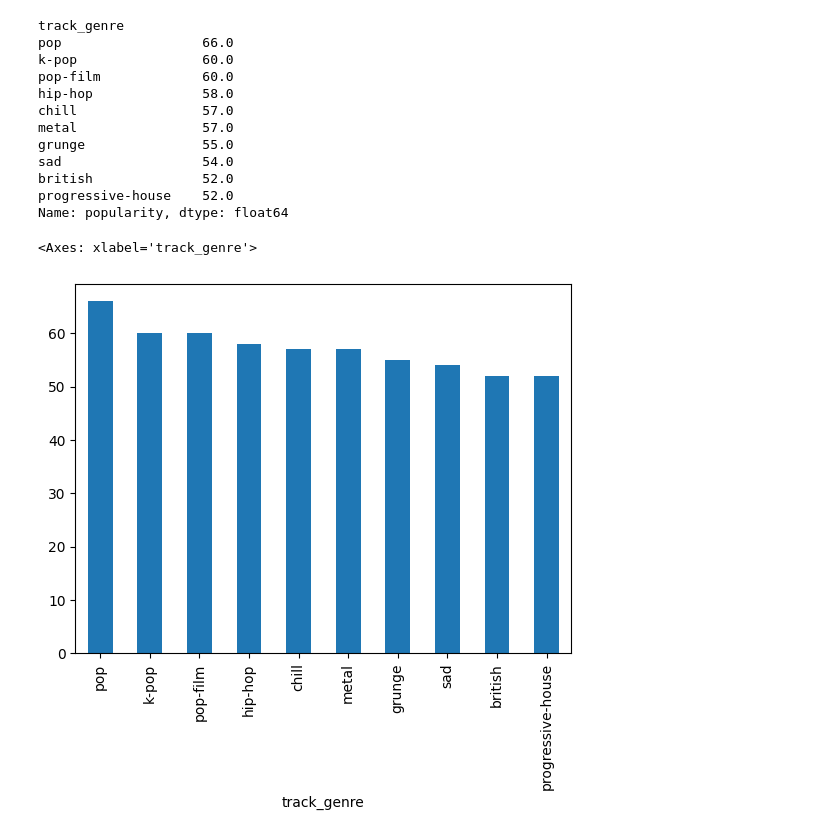
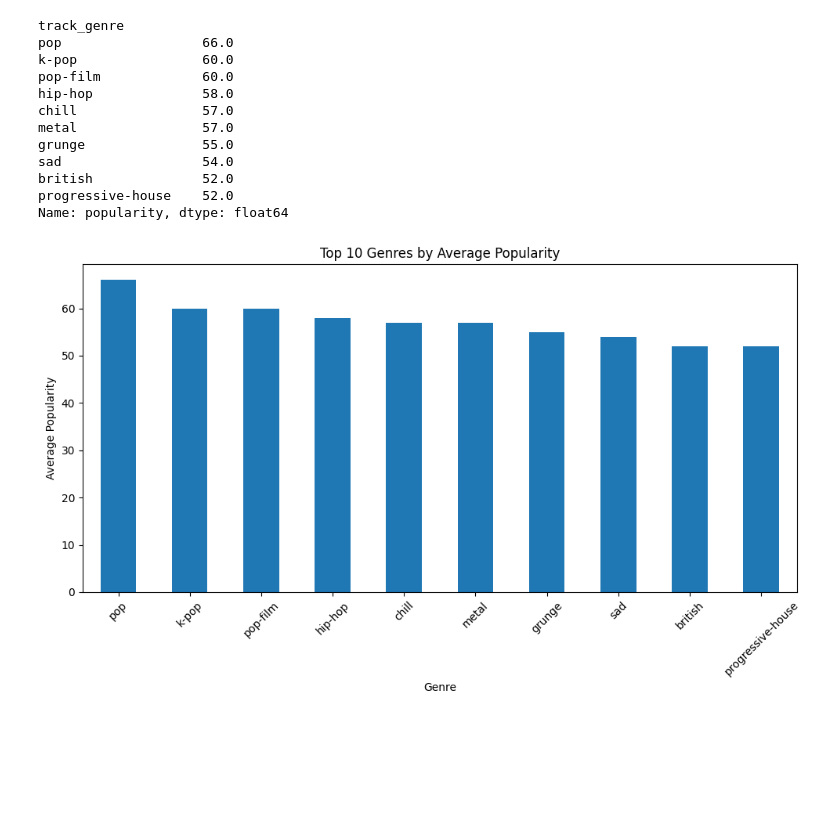
Before and after one commit to schao021/Spotify_Analysis, a Jupyter notebook: spotify_analysis.ipynb, the cells around one changed output. Saved outputs shown, nothing was run; the diff lists cells and outputs as text; code cells hidden in the pictures; blank space fills up the shorter version.

```diff
--- a/spotify_analysis.ipynb
+++ b/spotify_analysis.ipynb
@@ -228,7 +229,12 @@ british              52.0
 progressive-house    52.0
 Name: popularity, dtype: float64
 # %%
-top_10_genre.plot(kind='bar')
+top_10_genre.plot(kind='bar', figsize=(10, 6))
+plt.title('Top 10 Genres by Average Popularity')
+plt.xlabel('Genre')
+plt.ylabel('Average Popularity')
+plt.xticks(rotation=45)
+plt.tight_layout()
+plt.show()
 # %% [output]
-<Axes: xlabel='track_genre'>
-[figure, old version]
+[figure, new version]
```
Also changed, not shown: parts of 9 cells of this notebook.
